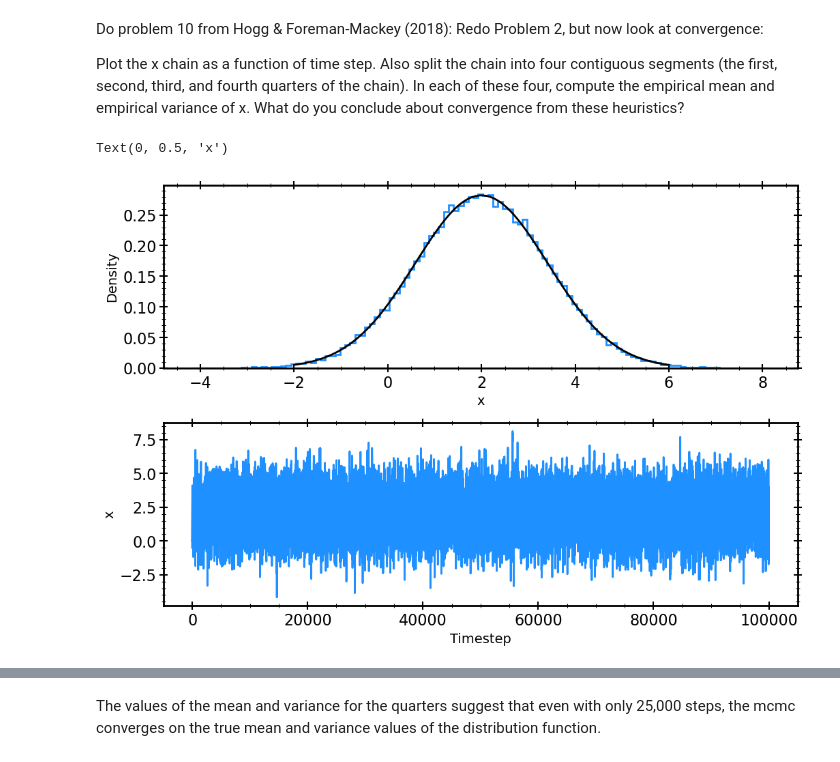
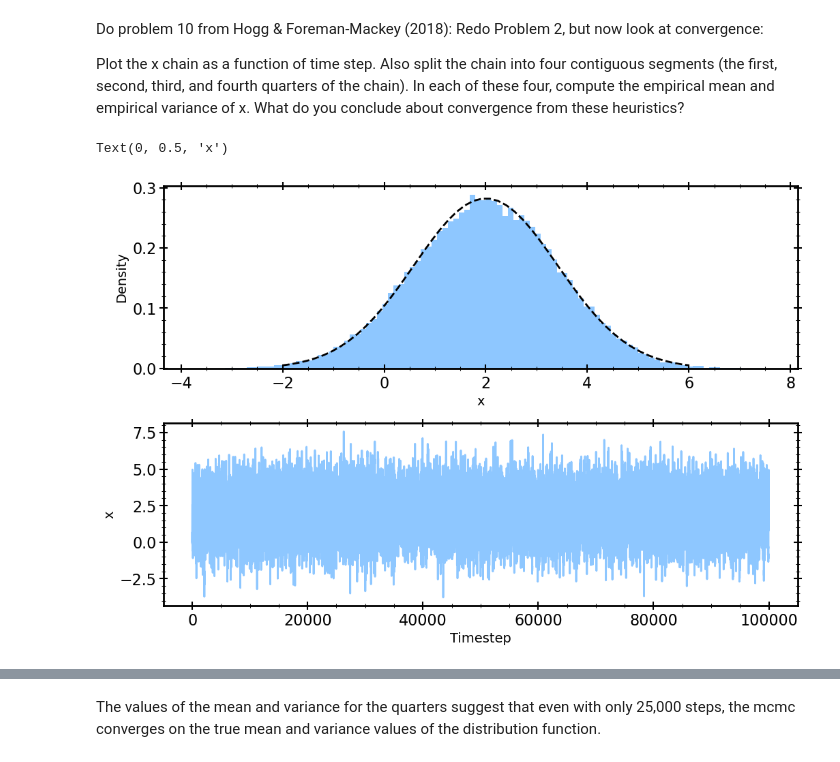
Before and after one commit to carlosajurado/AST384C-Computational-Astrophysics, a Jupyter notebook: HW4.ipynb, the cells around one changed output, grey strips where cells are left out. Cells and saved outputs as stored; diff of their text form; code cells hidden in the pictures.

```diff
--- a/HW4.ipynb
+++ b/HW4.ipynb
@@ -131,19 +115,19 @@ samples = mcmc(x0, n_samples)
 # %%
 fig, axs = plt.subplots(2, 1, figsize=(12, 8))
 plt.subplots_adjust(hspace=0.3)
 
-
-axs[0].hist(samples, color='dodgerblue', bins='scott', histtype='step', density=True, lw=2)
-axs[0].plot(x, target(x), color='black', lw=2)
+x=np.linspace(-2,6)
+axs[0].hist(samples, color='dodgerblue', alpha=0.5, bins='scott', density=True, lw=2)
+axs[0].plot(x, target(x), color='black', lw=2, linestyle = '--')
 axs[0].set_xlabel('x')
 axs[0].set_ylabel('Density')
 
-axs[1].plot(samples, color='dodgerblue')
+axs[1].plot(samples, color='dodgerblue', alpha=0.5)
 axs[1].set_xlabel('Timestep')
 axs[1].set_ylabel('x')
 # %% [output]
 Text(0, 0.5, 'x')
-[figure, old version]
+[figure, new version]
 # %%
 quarter = 25000
 
```
Also changed, not shown: parts of 4 cells of this notebook.
